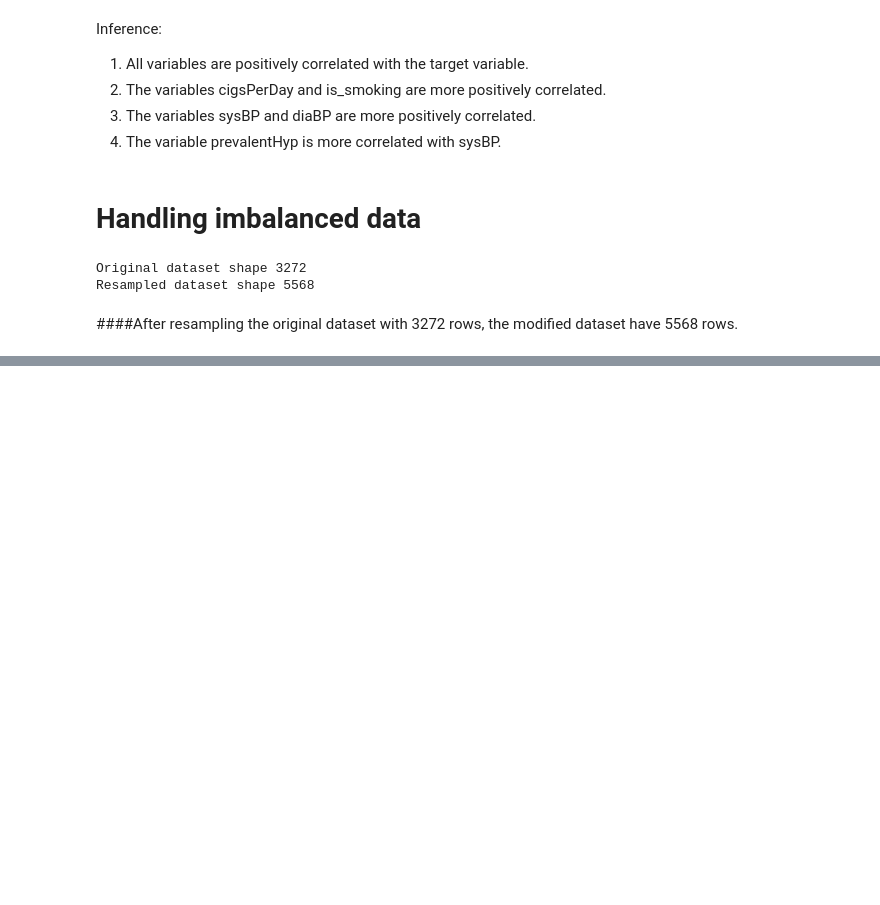
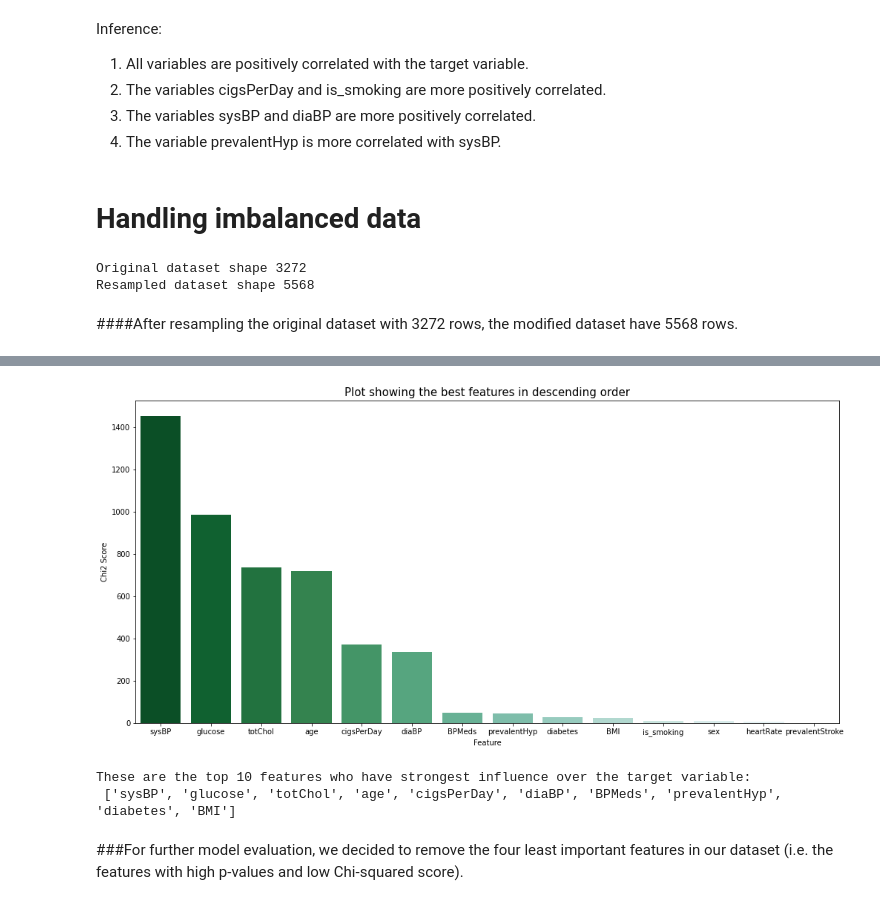
Before and after one commit to Akshadanair/Cardiovascular-Risk-Prediction, a Jupyter notebook: Cardiovascular_Risk_Prediction.ipynb, the cells around one changed output, grey strips where cells are left out. Drawn from its saved outputs; the diff is of its cells as text; code cells hidden in the pictures; blank space fills up the shorter version.

```diff
--- a/Cardiovascular_Risk_Prediction.ipynb
+++ b/Cardiovascular_Risk_Prediction.ipynb
@@ -633,0 +668,24 @@ Resampled dataset shape 5568
+# %%
+#To extract top 10 features using SelectKBest() function
+best = SelectKBest(score_func = chi2)
+
+#fit predictor and target variable
+fit = best.fit(X_smote, y_smote)
+# %%
+#Assigning Chi Squared scores to a variable
+data_scores = pd.DataFrame(fit.scores_)
+
+#Assigning p-values to a variable
+data_pvalues = pd.DataFrame(fit.pvalues_)
+
+#creating a dataframe with feature names in it
+data_columns = pd.DataFrame(X_smote.columns)
+# %%
+#Join three dataframes using concat() function
+scores = pd.concat([data_columns, data_scores, data_pvalues], axis = 1)
+
+#Assigning column names
+scores.columns = ['Feature','Chi2 Score', 'p-value']
+
+#Print 11 best sorted Chi-squared score and p-value
+print(scores.nlargest(11, 'Chi2 Score'))
@@ -633,0 +705,24 @@ Resampled dataset shape 5568
+# %%
+#To visualize feature selection
+#setting figure size
+plt.figure(figsize = (17, 8))
+
+#sorting values in descending order using sort_values() function
+scores = scores.sort_values(by = 'Chi2 Score', ascending = False)
+
+#creating bar chart
+sns.barplot(x = 'Feature', y = 'Chi2 Score', data = scores, palette = 'BuGn_r')
+
+#To display the title of the bar chart
+plt.title("Plot showing the best features in descending order", size = 15)
+plt.show()
+# %% [output]
+[figure, added]
+# %%
+#Printing top 10 features list
+print("These are the top 10 features who have strongest influence over the target variable: \n", scores["Feature"].tolist()[:10])
+# %% [output]
+These are the top 10 features who have strongest influence over the target variable:
+ ['sysBP', 'glucose', 'totChol', 'age', 'cigsPerDay', 'diaBP', 'BPMeds', 'prevalentHyp', 'diabetes', 'BMI']
+# %% [markdown]
+###For further model evaluation, we decided to remove the four least important features in our dataset (i.e. the features with high p-values and low Chi-squared score).
```
Also changed, not shown: parts of 17 cells of this notebook.
